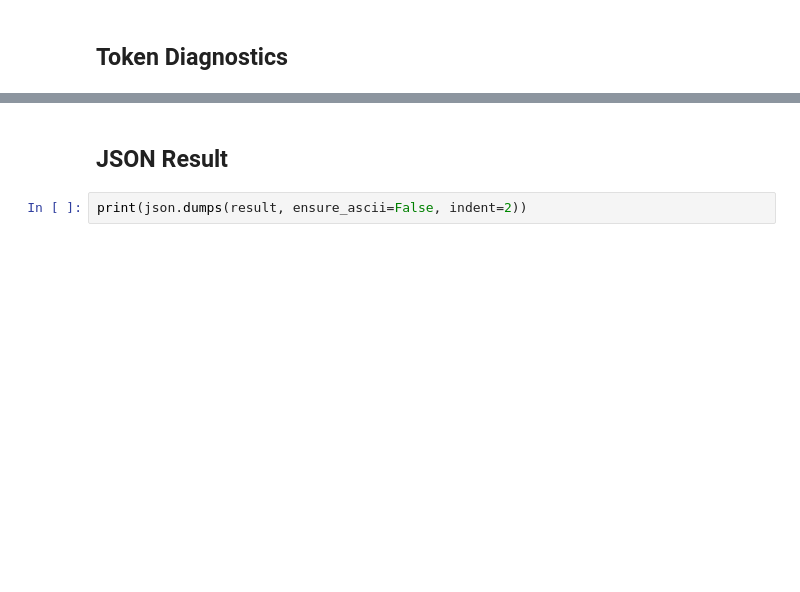
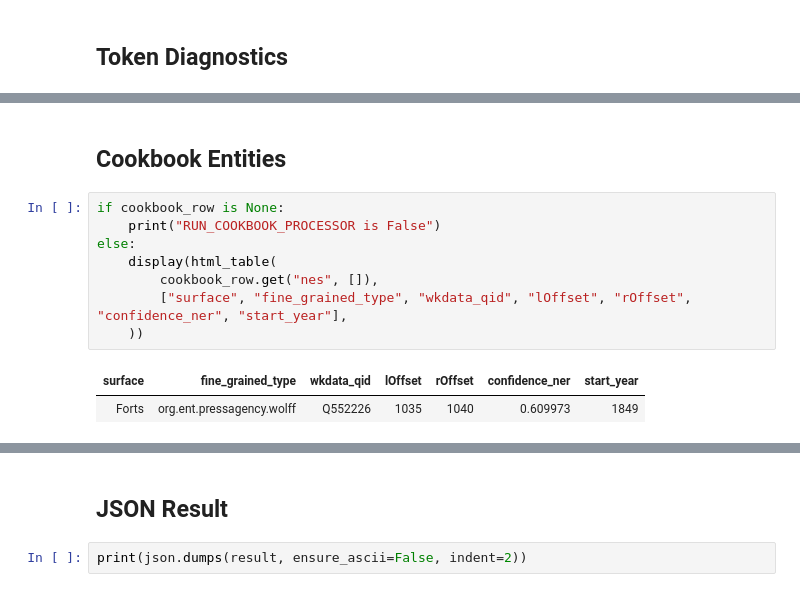
Before and after one commit to impresso/impresso-mediasources-cookbook, a Jupyter notebook: notebooks/manual_token_diagnostics.ipynb, the cells around one changed output, grey strips where cells are left out. Drawn from its saved outputs; the diff is of its cells as text; blank space fills up the shorter version.

```diff
--- a/notebooks/manual_token_diagnostics.ipynb
+++ b/notebooks/manual_token_diagnostics.ipynb
@@ -162,0 +364,13 @@ display(html_table(token_rows(result), ['i', 'token', 'start', 'stop', 'label',
+# %% [markdown]
+## Cookbook Entities
+# %%
+if cookbook_row is None:
+    print("RUN_COOKBOOK_PROCESSOR is False")
+else:
+    display(html_table(
+        cookbook_row.get("nes", []),
+        ["surface", "fine_grained_type", "wkdata_qid", "lOffset", "rOffset", "confidence_ner", "start_year"],
+    ))
+# %% [output]
+| surface | fine_grained_type | wkdata_qid | lOffset | rOffset | confidence_ner | start_year |
+| Forts | org.ent.pressagency.wolff | Q552226 | 1035 | 1040 | 0.609973 | 1849 |
```
Also changed, not shown: parts of 18 cells of this notebook, 5 other files.
